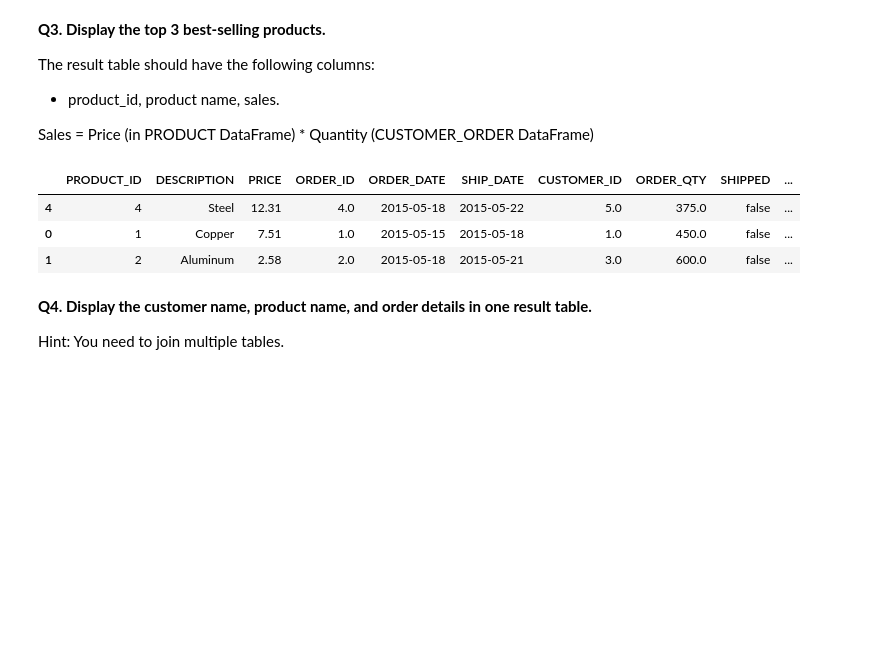
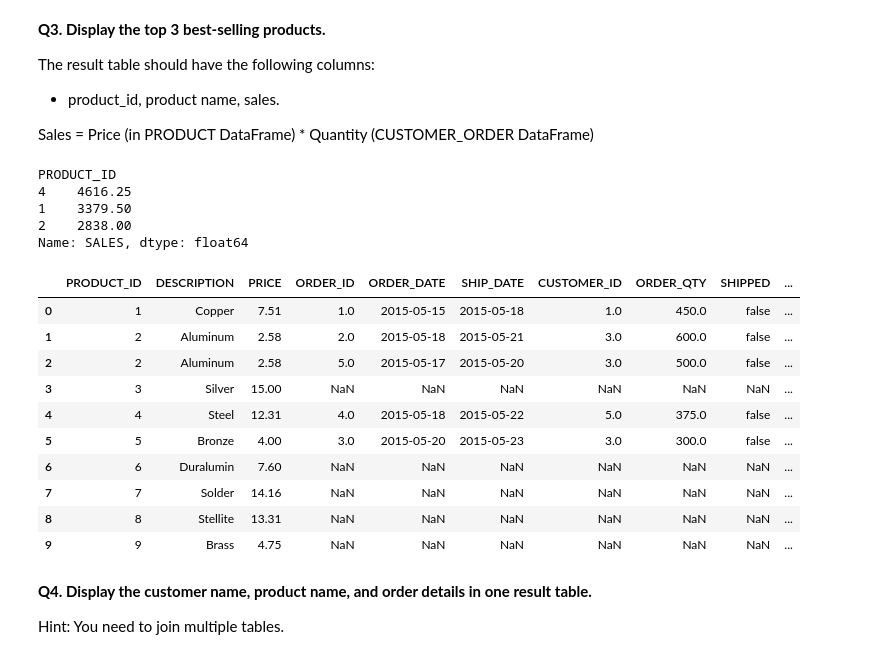
Before and after one commit to Colin7537/Programming-for-Analytics_ChanjoongKim, a Jupyter notebook: session_5_join_and_combine_datasets.ipynb, the cells around one changed output. Saved outputs shown, nothing was run; the diff lists cells and outputs as text; code cells hidden in the pictures; blank space fills up the shorter version.

```diff
--- a/session_5_join_and_combine_datasets.ipynb
+++ b/session_5_join_and_combine_datasets.ipynb
@@ -498,20 +546,29 @@ The result table should have the following columns:
 
 Sales = Price (in PRODUCT DataFrame) * Quantity (CUSTOMER_ORDER DataFrame)
 # %%
-# your turn
 prducts_with_orders["SALES"] = None
-prducts_with_orders['SALES'] = prducts_with_orders['PRICE'] * prducts_with_orders['ORDER_QTY']
-prducts_with_orders.sort_values(by="SALES", ascending = False).head(3)
-
-#top3 = (prducts_with_orders
-#        .groupby(['PRODUCT_ID', 'DESCRIPTION'], as_index=False)['SALES'].sum()
-#        .nlargest(3, 'SALES'))
-#top3
+prducts_with_orders["SALES"] = prducts_with_orders["PRICE"]*prducts_with_orders["ORDER_QTY"]
+prducts_with_orders.groupby(["PRODUCT_ID"])["SALES"].sum().nlargest(3)
 # %% [output]
-|  | PRODUCT_ID | DESCRIPTION | PRICE | ORDER_ID | ORDER_DATE | SHIP_DATE | CUSTOMER_ID | ORDER_QTY | SHIPPED | ... |
-| 4 | 4 | Steel | 12.31 | 4.0 | 2015-05-18 | 2015-05-22 | 5.0 | 375.0 | false | ... |
-| 0 | 1 | Copper | 7.51 | 1.0 | 2015-05-15 | 2015-05-18 | 1.0 | 450.0 | false | ... |
-| 1 | 2 | Aluminum | 2.58 | 2.0 | 2015-05-18 | 2015-05-21 | 3.0 | 600.0 | false | ... |
+PRODUCT_ID
+4    4616.25
+1    3379.50
+2    2838.00
+Name: SALES, dtype: float64
+# %%
+prducts_with_orders
+# %% [output]
+|  | PRODUCT_ID | DESCRIPTION | PRICE | ORDER_ID | ORDER_DATE | SHIP_DATE | CUSTOMER_ID | ORDER_QTY | SHIPPED | ... |
+| 0 | 1 | Copper | 7.51 | 1.0 | 2015-05-15 | 2015-05-18 | 1.0 | 450.0 | false | ... |
+| 1 | 2 | Aluminum | 2.58 | 2.0 | 2015-05-18 | 2015-05-21 | 3.0 | 600.0 | false | ... |
+| 2 | 2 | Aluminum | 2.58 | 5.0 | 2015-05-17 | 2015-05-20 | 3.0 | 500.0 | false | ... |
+| 3 | 3 | Silver | 15.00 | NaN | NaN | NaN | NaN | NaN | NaN | ... |
+| 4 | 4 | Steel | 12.31 | 4.0 | 2015-05-18 | 2015-05-22 | 5.0 | 375.0 | false | ... |
+| 5 | 5 | Bronze | 4.00 | 3.0 | 2015-05-20 | 2015-05-23 | 3.0 | 300.0 | false | ... |
+| 6 | 6 | Duralumin | 7.60 | NaN | NaN | NaN | NaN | NaN | NaN | ... |
+| 7 | 7 | Solder | 14.16 | NaN | NaN | NaN | NaN | NaN | NaN | ... |
+| 8 | 8 | Stellite | 13.31 | NaN | NaN | NaN | NaN | NaN | NaN | ... |
+| 9 | 9 | Brass | 4.75 | NaN | NaN | NaN | NaN | NaN | NaN | ... |
 # %% [markdown]
 **Q4. Display the customer name, product name, and order details in one result table.**
 
```
Also changed, not shown: parts of 12 cells of this notebook, 9 other files.
